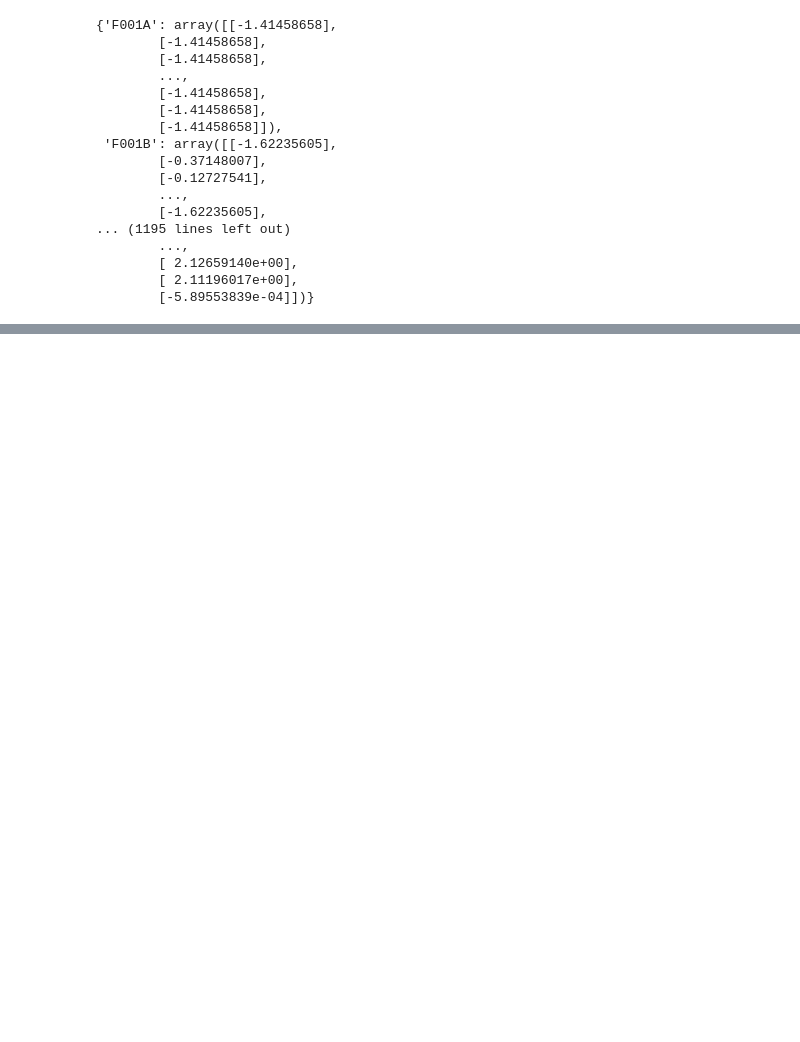
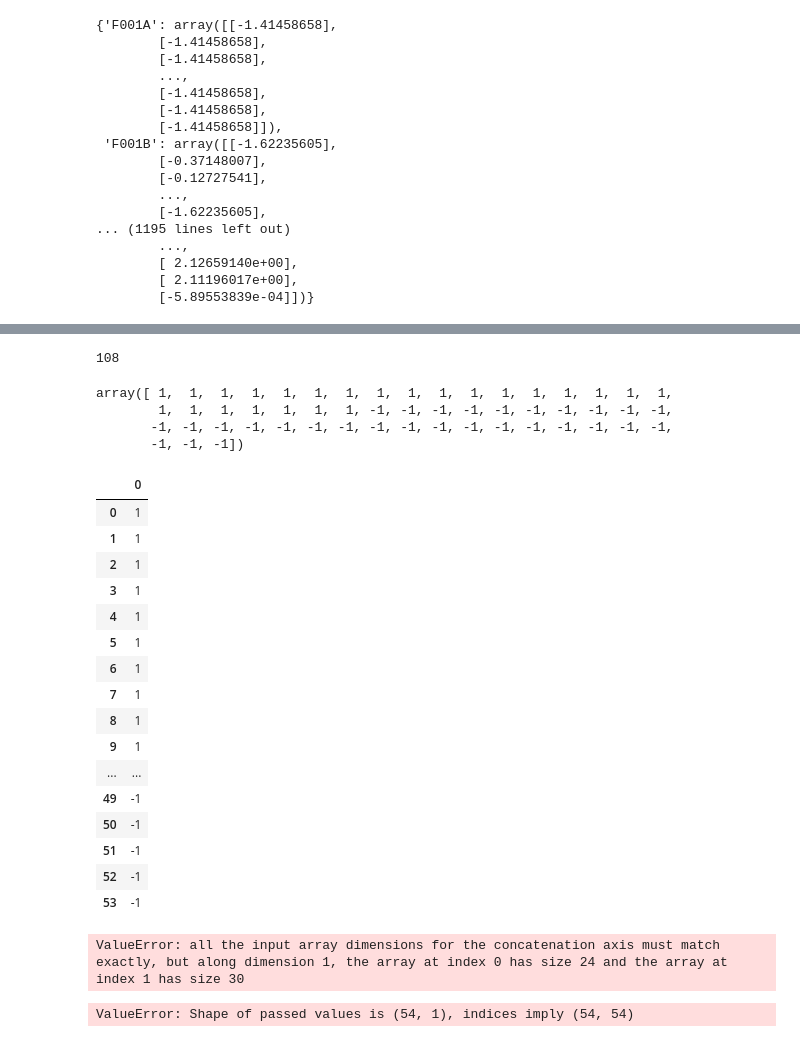
Before and after one commit to misho-dimitrov/ARB, a Jupyter notebook: ARB_voxel_wise.ipynb, the cells around one changed output, grey strips where cells are left out. Saved outputs shown, nothing was run; the diff lists cells and outputs as text; code cells hidden in the pictures; blank space fills up the shorter version.

Commit message:
made some progress with contrast set-up

```diff
--- a/ARB_voxel_wise.ipynb
+++ b/ARB_voxel_wise.ipynb
@@ -601,0 +624,3 @@ KeyError: ('F002B', 'F003A')
+# %%
+td_placebo_dc = list((dc_vals[k]) for k in td_placebo_list
+                                        if k in dc_vals)
@@ -604,3 +649,8 @@ KeyError: ('F002B', 'F003A')
 # sessions to use (double-check these!!!!!!!!!):
 # F103A, F107A, F109C, F110B, M101A, M102C, M103C, M105B, M106C, M107A, M108A, M109C, M110A, M111B, M112B, M113B,
 # M114A, M115C, M117C, M118B, M119C, M120B, M121A, M130C
+# %%
+asd_placebo_list = ["F103A", "F107A", "F109C", "F110B", "M101A", "M102C", "M103C", "M105B", "M106C", "M107A", "M108A",
+                   "M109C", "M110A", "M111B", "M112B", "M113B", "M114A", "M115C", "M117C", "M118B", "M119C", "M120B",
+                   "M121A", "M130C"]
+len(asd_placebo_list)
@@ -606,0 +659,3 @@ KeyError: ('F002B', 'F003A')
+# %%
+asd_placebo_dc = list((dc_vals[k]) for k in asd_placebo_list
+                                        if k in dc_vals)
@@ -656,2 +739,6 @@ plot_design_matrix(design_matrix)
+# %%
+len(second_level_input[1])
+# %% [output]
+108
 # %%
 # https://nilearn.github.io/modules/generated/nilearn.plotting.plot_design_matrix.html
@@ -657,0 +747,9 @@ plot_design_matrix(design_matrix)
+# %%
+# First contrast - ASD - TD (Placebo)
+condition_effect = np.hstack(([1] * len(asd_placebo_dc), [- 1] * len(td_placebo_dc)))
+condition_effect
+# %% [output]
+array([ 1,  1,  1,  1,  1,  1,  1,  1,  1,  1,  1,  1,  1,  1,  1,  1,  1,
+        1,  1,  1,  1,  1,  1,  1, -1, -1, -1, -1, -1, -1, -1, -1, -1, -1,
+       -1, -1, -1, -1, -1, -1, -1, -1, -1, -1, -1, -1, -1, -1, -1, -1, -1,
+       -1, -1, -1])
@@ -657,0 +758,36 @@ plot_design_matrix(design_matrix)
+# %%
+pd.DataFrame(np.hstack(condition_effect[:, np.newaxis])) # should stack them next to each other instead???????
+# %% [output]
+|  | 0 |
+| 0 | 1 |
+| 1 | 1 |
+| 2 | 1 |
+| 3 | 1 |
+| 4 | 1 |
+| 5 | 1 |
+| 6 | 1 |
+| 7 | 1 |
+| 8 | 1 |
+| 9 | 1 |
+| ... | ... |
+| 49 | -1 |
+| 50 | -1 |
+| 51 | -1 |
+| 52 | -1 |
+| 53 | -1 |
+# %%
+subject_effect = np.vstack((np.eye(len(asd_placebo_dc)), np.eye(len(td_placebo_dc))))
+# %% [output]
+ValueError: all the input array dimensions for the concatenation axis must match exactly, but along dimension 1, the array at index 0 has size 24 and the array at index 1 has size 30
+# %%
+#We then assemble those in a design matrix and
+
+design_matrix = pd.DataFrame(
+    np.hstack(condition_effect[:, np.newaxis]),
+    columns = asd_placebo_list + td_placebo_list
+)
+
+#plot the design_matrix.
+plot_design_matrix(design_matrix)
+# %% [output]
+ValueError: Shape of passed values is (54, 1), indices imply (54, 54)
```
Also changed, not shown: parts of 19 cells of this notebook.
